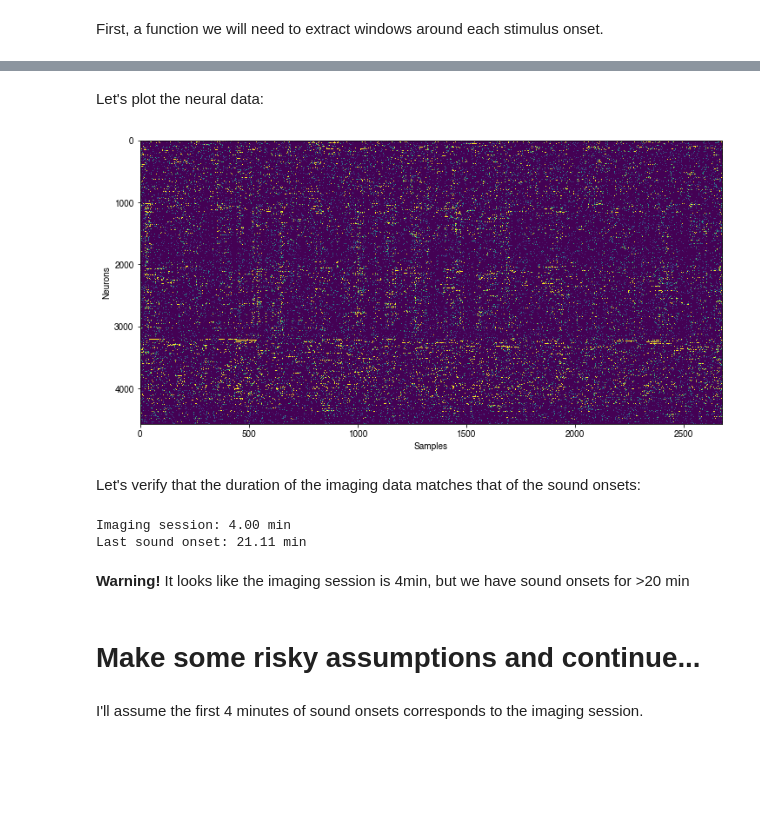
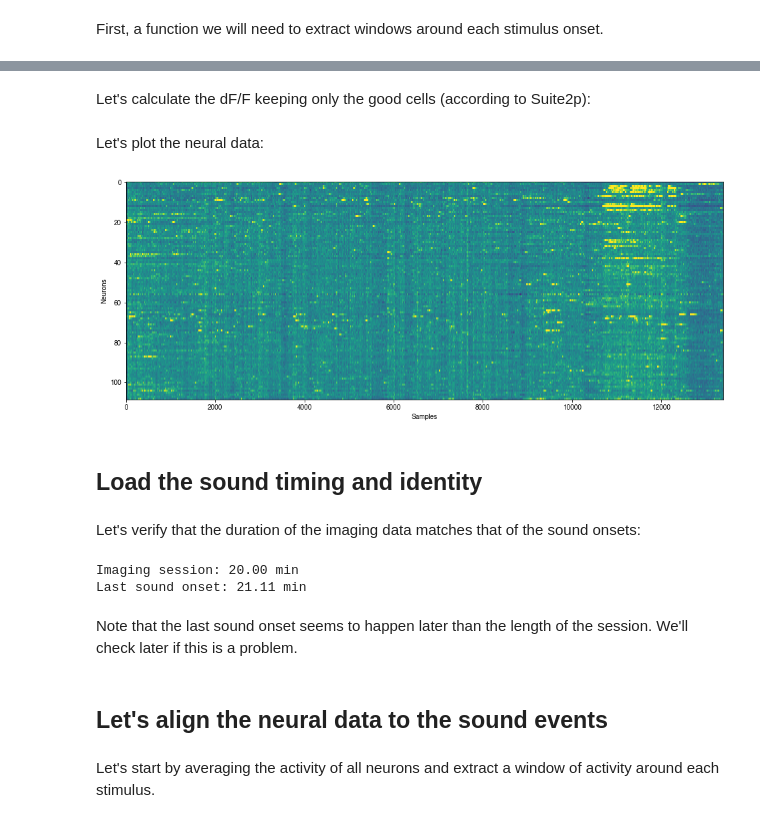
Before and after one commit to sjara/uobrainflex_reports, a Jupyter notebook: mesoscope/oddball_fm_sound_evoked_responses.ipynb, the cells around one changed output, grey strips where cells are left out. Drawn from its saved outputs; the diff is of its cells as text; code cells hidden in the pictures; blank space fills up the shorter version.

Commit message:
Show misalignment between calcium and event onsets (wrong samp rate).

```diff
--- a/mesoscope/oddball_fm_sound_evoked_responses.ipynb
+++ b/mesoscope/oddball_fm_sound_evoked_responses.ipynb
@@ -66,9 +49,26 @@ sweepDirectionLabels = soundID['sweepDirectionLabels'].item()
+# %%
+dataPath = '/data/mesoscope/6998_231122_E295/fm_3_pre_doi/'
+suite2pPath = 'suite2p_out/plane4/'  # Plane4 is the AC plane
+
+ops = np.load(os.path.join(dataPath, suite2pPath, 'ops.npy'), allow_pickle=True).item()
+iscell = np.load(os.path.join(dataPath, suite2pPath, 'iscell.npy'), allow_pickle=True)
+rawF = np.load(os.path.join(dataPath, suite2pPath, 'F.npy'), allow_pickle=True)
+srate2p = ops['fs']  # Sampling rate: 11.16 frames/s
+# %% [markdown]
+Let's calculate the dF/F keeping only the good cells (according to Suite2p):
+# %%
+meanF = rawF.mean(axis=1)
+dFoverF = (rawF-meanF[:,np.newaxis])/meanF[:,np.newaxis]
+iscellBool = (iscell[:,0] == 1) & (iscell[:,1] > 0.50)
+dFoverF = dFoverF[iscellBool]
 # %% [markdown]
 Let's plot the neural data:
 # %%
-plt.figure(figsize=(12,6))
-plt.imshow(spks, vmax=100, interpolation='nearest')
+plt.figure(figsize=(16,6))
+plt.imshow(dFoverF, interpolation='nearest', aspect='auto', vmax=1, vmin=-1)
 plt.xlabel('Samples')
 plt.ylabel('Neurons');
 # %% [output]
-[figure, old version]
+[figure, new version]
+# %% [markdown]
+## Load the sound timing and identity
@@ -75,16 +81,16 @@ plt.ylabel('Neurons');
 # %% [markdown]
 Let's verify that the duration of the imaging data matches that of the sound onsets:
 # %%
-sessionDuration = spks.shape[1]/srate2p  # In seconds
+sessionDuration = dFoverF.shape[1]/srate2p  # In seconds
 soundOnset = soundOnsetInSamples/srateSound # In seconds
 print(f'Imaging session: {sessionDuration/60:0.2f} min')
 print(f'Last sound onset: {soundOnset[-1]/60:0.2f} min')
 # %% [output]
-Imaging session: 4.00 min
+Imaging session: 20.00 min
 Last sound onset: 21.11 min
 # %% [markdown]
-**Warning!** It looks like the imaging session is 4min, but we have sound onsets for >20 min
+Note that the last sound onset seems to happen later than the length of the session. We'll check later if this is a problem.
 # %% [markdown]
-# Make some risky assumptions and continue...
+## Let's align the neural data to the sound events
 # %% [markdown]
-I'll assume the first 4 minutes of sound onsets corresponds to the imaging session.
+Let's start by averaging the activity of all neurons and extract a window of activity around each stimulus.
```
Also changed, not shown: parts of 21 cells of this notebook.
